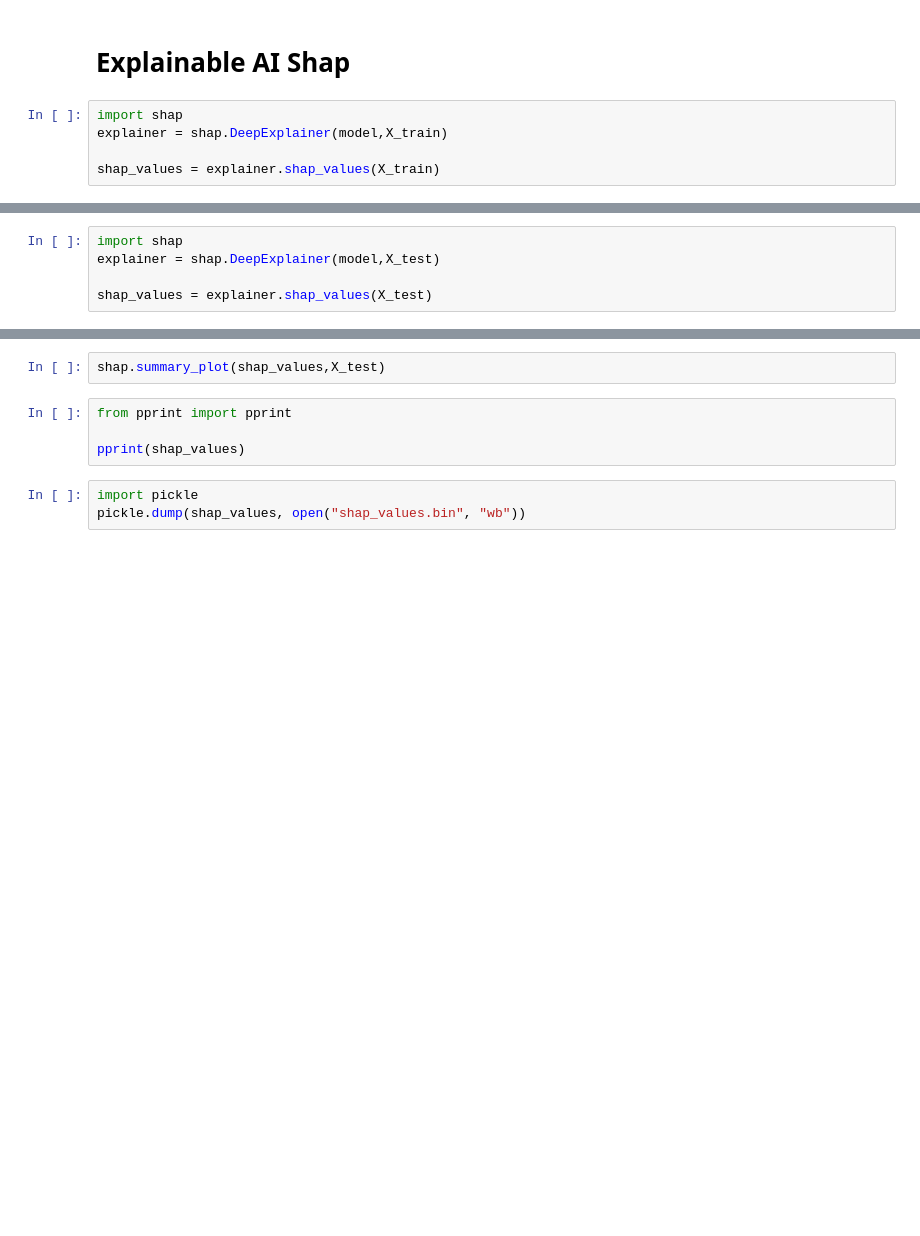
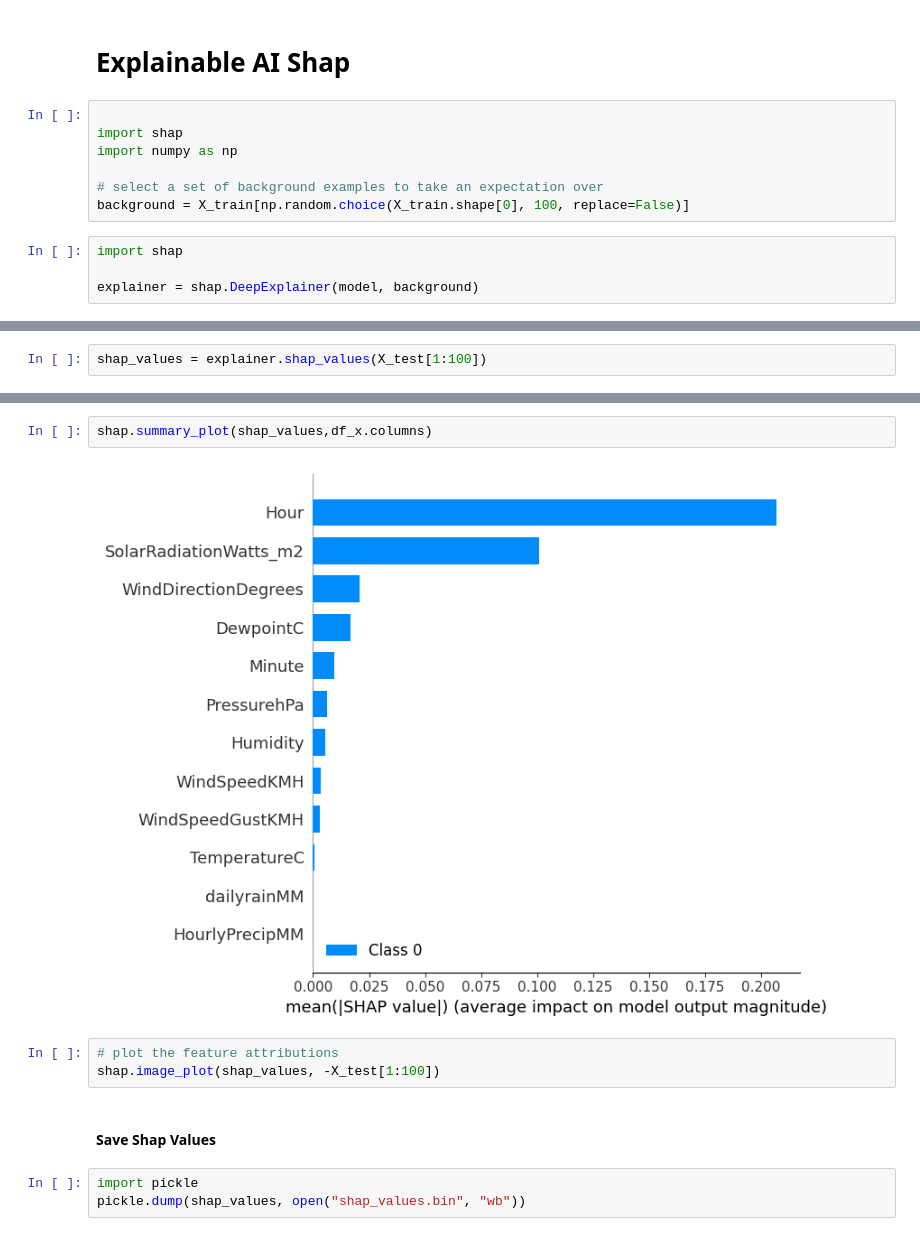
Before and after one commit to Tenergai/challenge-3, a Jupyter notebook: Generation Prediction DNN/DNN Regression.ipynb, the cells around one changed output, grey strips where cells are left out. Saved outputs shown, nothing was run; the diff lists cells and outputs as text; blank space fills up the shorter version.

Commit message:
fixed shap issue - wrong features

```diff
--- a/Generation Prediction DNN/DNN Regression.ipynb
+++ b/Generation Prediction DNN/DNN Regression.ipynb
@@ -567,8 +360,14 @@ TestingData.head()
 model.summary()
 # %% [markdown]
 # Explainable AI Shap
+# %%
+
+import shap
+import numpy as np
+
+# select a set of background examples to take an expectation over
+background = X_train[np.random.choice(X_train.shape[0], 100, replace=False)]
 # %%
 import shap
-explainer = shap.DeepExplainer(model,X_train)
 
-shap_values = explainer.shap_values(X_train)
+explainer = shap.DeepExplainer(model, background)
@@ -575,5 +377,2 @@ shap_values = explainer.shap_values(X_train)
-# %%
-import shap
-explainer = shap.DeepExplainer(model,X_test)
-
-shap_values = explainer.shap_values(X_test)
+# %%
+shap_values = explainer.shap_values(X_test[1:100])
@@ -580,9 +397,12 @@ shap_values = explainer.shap_values(X_test)
 # %%
-shap.summary_plot(shap_values,X_test)
+shap.summary_plot(shap_values,df_x.columns)
+# %% [output]
+[figure, added]
-# %%
-from pprint import pprint
-
-pprint(shap_values)
+# %%
+# plot the feature attributions
+shap.image_plot(shap_values, -X_test[1:100])
+# %% [markdown]
+#### Save Shap Values
 # %%
 import pickle
 pickle.dump(shap_values, open("shap_values.bin", "wb"))
```
Also changed, not shown: parts of 54 cells of this notebook, 1 other file.
